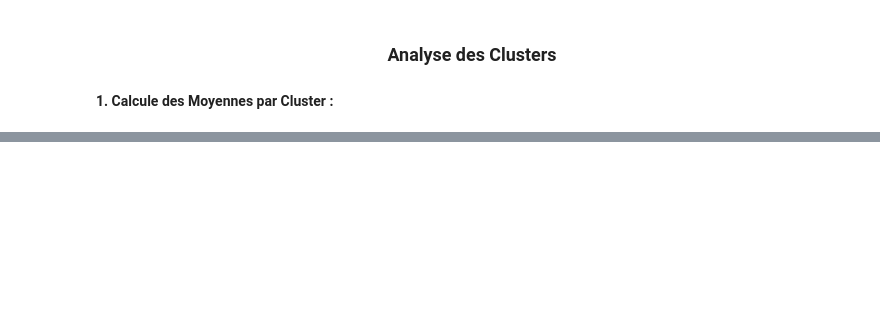
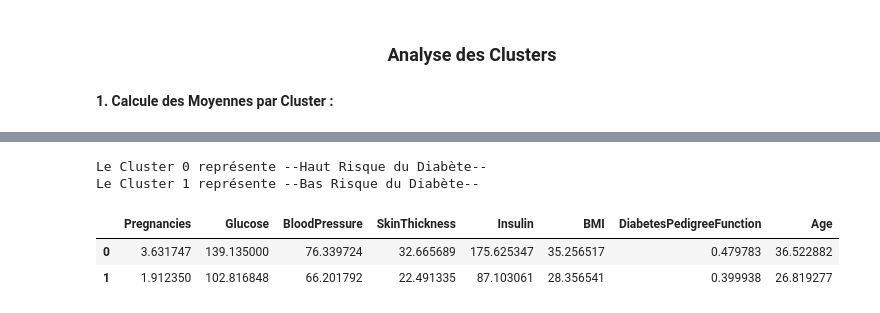
Before and after one commit to ABDELHAFIDAIT/DiabRisk, a Jupyter notebook: src/analyzing.ipynb, the cells around one changed output, grey strips where cells are left out. Saved outputs shown, nothing was run; the diff lists cells and outputs as text; code cells hidden in the pictures; blank space fills up the shorter version.

```diff
--- a/src/analyzing.ipynb
+++ b/src/analyzing.ipynb
@@ -39,0 +48,38 @@ data.groupby('Cluster').mean()
+# %%
+import joblib
+import numpy as np
+from sklearn.preprocessing import StandardScaler
+
+scaler = joblib.load("../utils/scaler.pkl")
+kmeans = joblib.load("../models/kmeans_model.pkl")
+
+original_centers = scaler.inverse_transform(kmeans.cluster_centers_)
+
+cols = data.columns.to_list()
+cols.remove("Cluster")
+
+df_centers = pd.DataFrame(original_centers, columns=cols)
+
+
+
+log_cols = data.columns.to_list()
+log_cols.remove("Glucose")
+log_cols.remove("Cluster")
+
+for col in log_cols :
+    df_centers[col] = np.expm1(df_centers[col])
+
+
+for i , row in df_centers.iterrows() :
+    if row['Glucose'] > 120 and row['BMI'] > 30 and row['DiabetesPedigreeFunction'] > 0.45 :
+        print(f"Le Cluster {i} représente --Haut Risque du Diabète--")
+    else :
+        print(f"Le Cluster {i} représente --Bas Risque du Diabète--")
+
+df_centers.head()
+# %% [output]
+Le Cluster 0 représente --Haut Risque du Diabète--
+Le Cluster 1 représente --Bas Risque du Diabète--
+|  | Pregnancies | Glucose | BloodPressure | SkinThickness | Insulin | BMI | DiabetesPedigreeFunction | Age |
+| 0 | 3.631747 | 139.135000 | 76.339724 | 32.665689 | 175.625347 | 35.256517 | 0.479783 | 36.522882 |
+| 1 | 1.912350 | 102.816848 | 66.201792 | 22.491335 | 87.103061 | 28.356541 | 0.399938 | 26.819277 |
```
Also changed, not shown: parts of 2 cells of this notebook, 6 other files.
